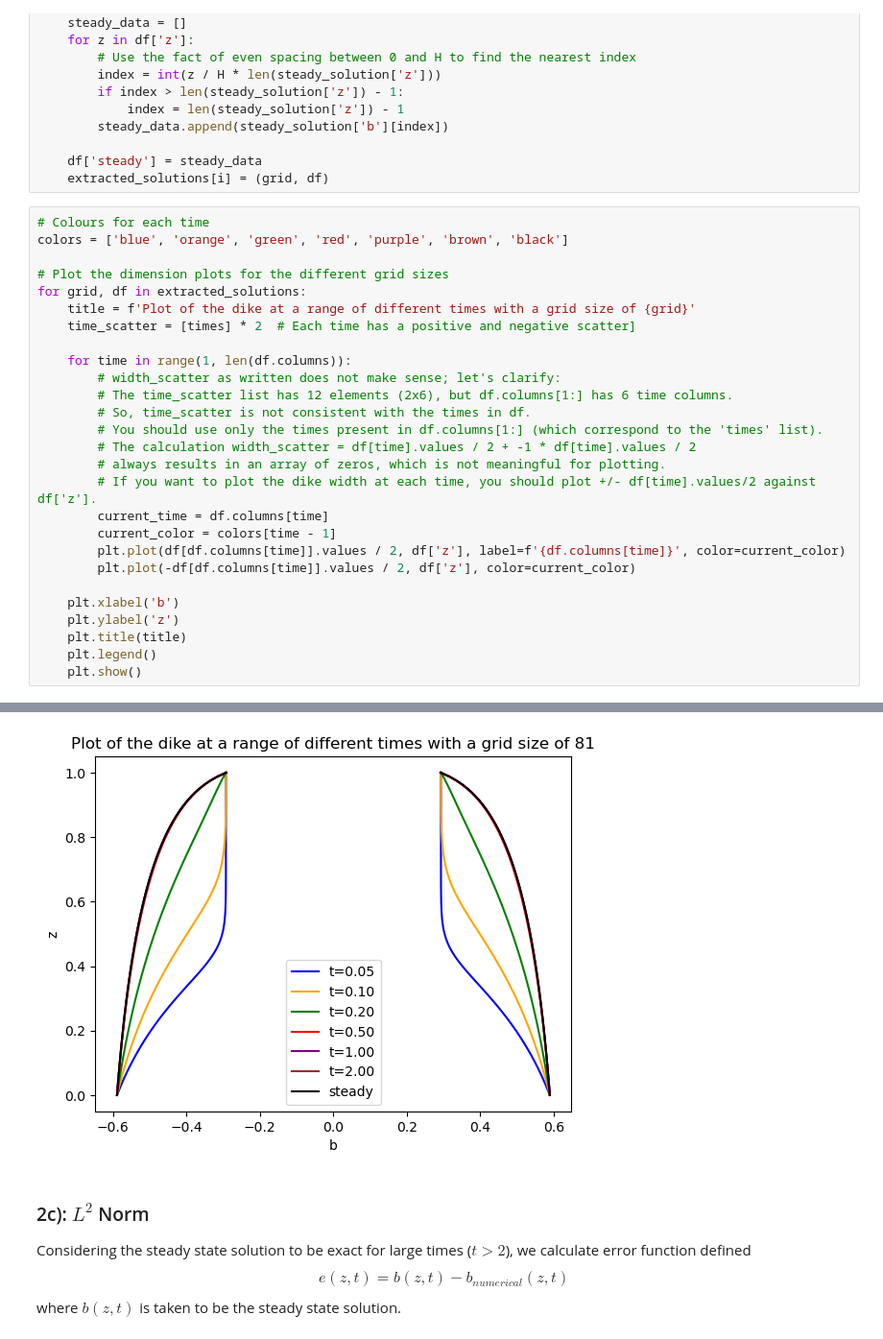
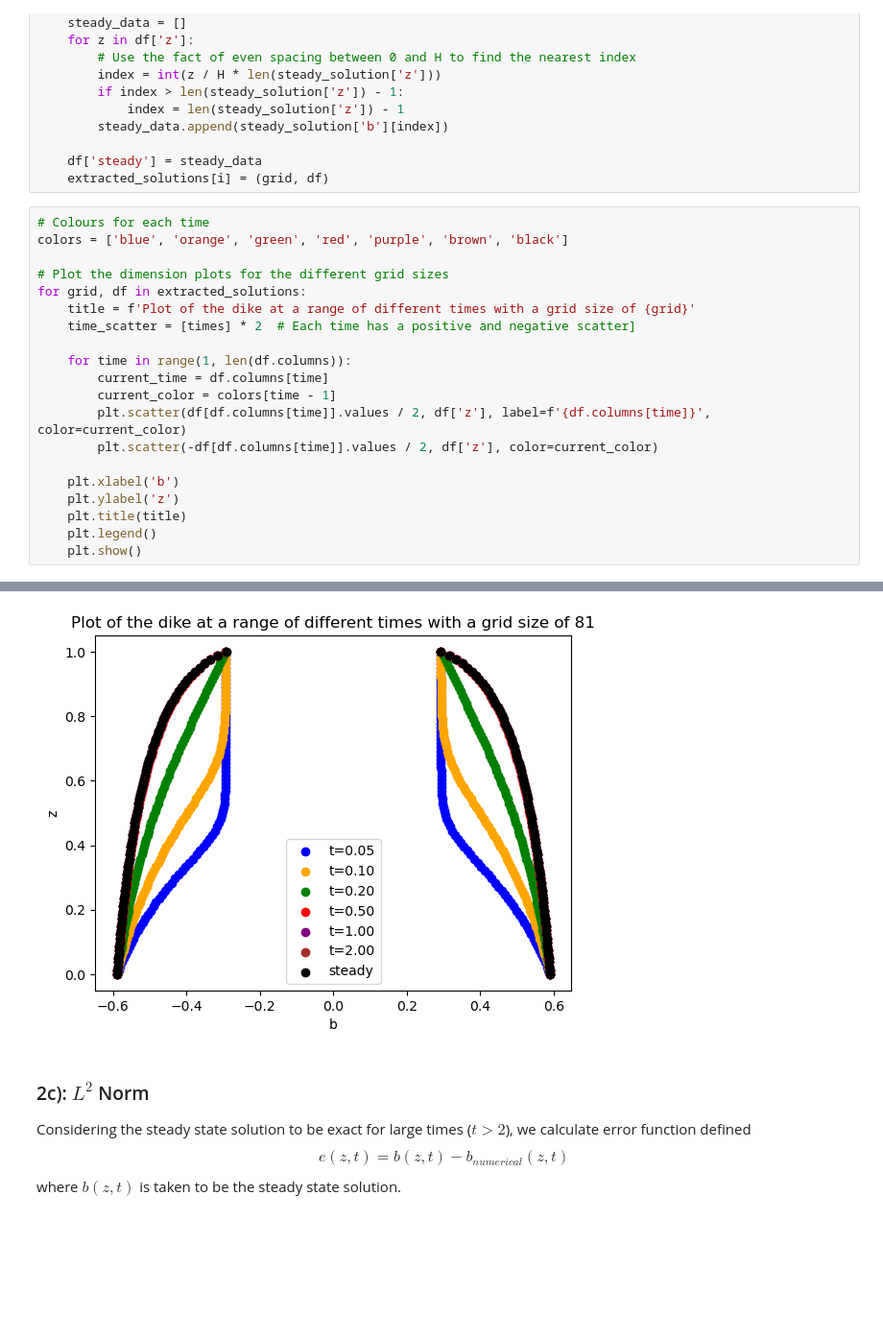
Before and after one commit to obokhove/FDnumerics2526, a Jupyter notebook: Alex_Carey/Exercise 1/Ex1.ipynb, the cells around one changed output, grey strips where cells are left out. Shown at 96% size. Saved outputs shown, nothing was run; the diff lists cells and outputs as text; blank space fills up the shorter version.

```diff
--- a/Alex_Carey/Exercise 1/Ex1.ipynb
+++ b/Alex_Carey/Exercise 1/Ex1.ipynb
@@ -343,17 +339,10 @@ for grid, df in extracted_solutions:
     time_scatter = [times] * 2  # Each time has a positive and negative scatter]
 
     for time in range(1, len(df.columns)):
-        # width_scatter as written does not make sense; let's clarify:
-        # The time_scatter list has 12 elements (2x6), but df.columns[1:] has 6 time columns.
-        # So, time_scatter is not consistent with the times in df.
-        # You should use only the times present in df.columns[1:] (which correspond to the 'times' list).
-        # The calculation width_scatter = df[time].values / 2 + -1 * df[time].values / 2
-        # always results in an array of zeros, which is not meaningful for plotting.
-        # If you want to plot the dike width at each time, you should plot +/- df[time].values/2 against df['z'].
         current_time = df.columns[time]
         current_color = colors[time - 1]
-        plt.plot(df[df.columns[time]].values / 2, df['z'], label=f'{df.columns[time]}', color=current_color)
-        plt.plot(-df[df.columns[time]].values / 2, df['z'], color=current_color)
+        plt.scatter(df[df.columns[time]].values / 2, df['z'], label=f'{df.columns[time]}', color=current_color)
+        plt.scatter(-df[df.columns[time]].values / 2, df['z'], color=current_color)
 
     plt.xlabel('b')
     plt.ylabel('z')
@@ -368,4 +357,4 @@ for grid, df in extracted_solutions:
-[figure, old version]
+[figure, new version]
 # %% [markdown]
 ### 2c): $L^2$ Norm
 
```
Also changed, not shown: parts of 8 cells of this notebook, 1 other file.
